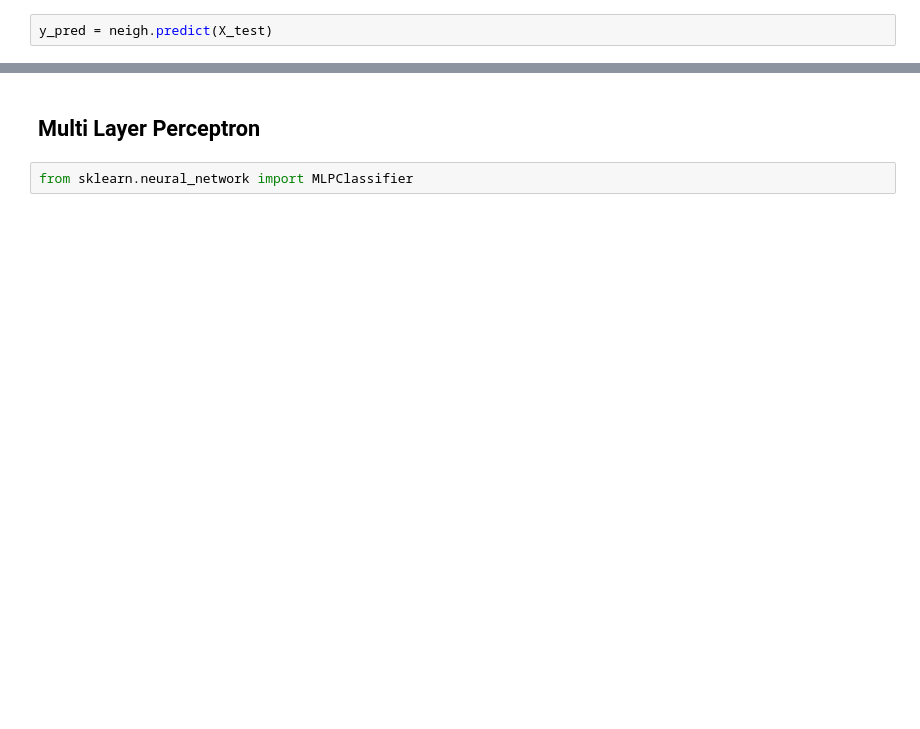
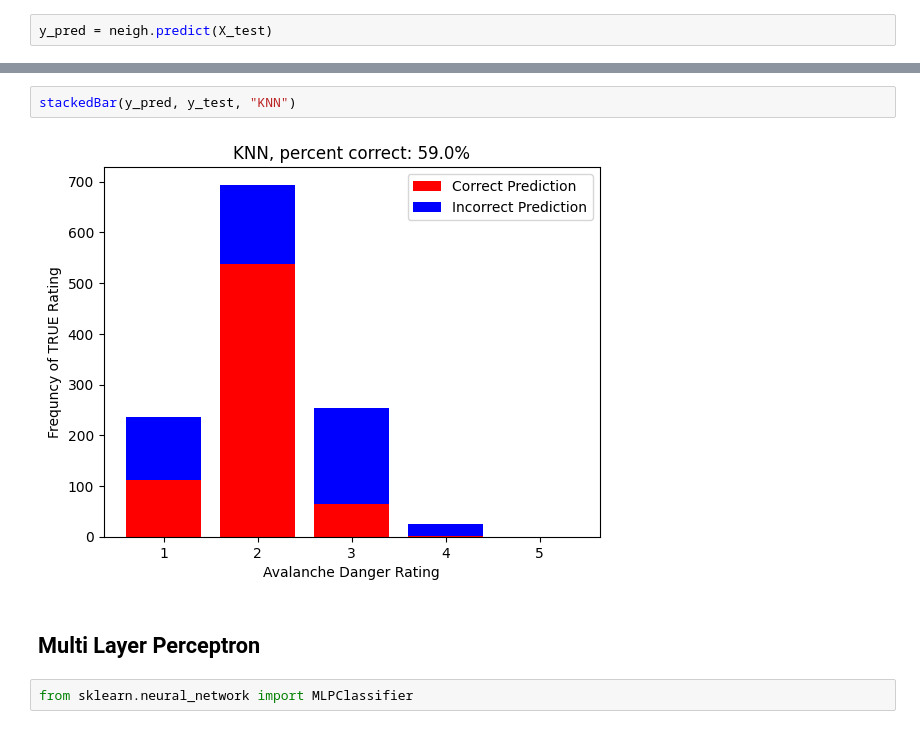
Before and after one commit to hamjamjam/avalancheForecastAlgo, a Jupyter notebook: snowClassFirstPass.ipynb, the cells around one changed output, grey strips where cells are left out. Drawn from its saved outputs; the diff is of its cells as text; blank space fills up the shorter version.

```diff
--- a/snowClassFirstPass.ipynb
+++ b/snowClassFirstPass.ipynb
@@ -424,3 +458,7 @@ correctRatio(y_pred, y_test)
+# %%
+stackedBar(y_pred, y_test, "KNN")
+# %% [output]
+[figure, added]
 # %% [markdown]
 ## Multi Layer Perceptron
 # %%
```
Also changed, not shown: parts of 48 cells of this notebook.
